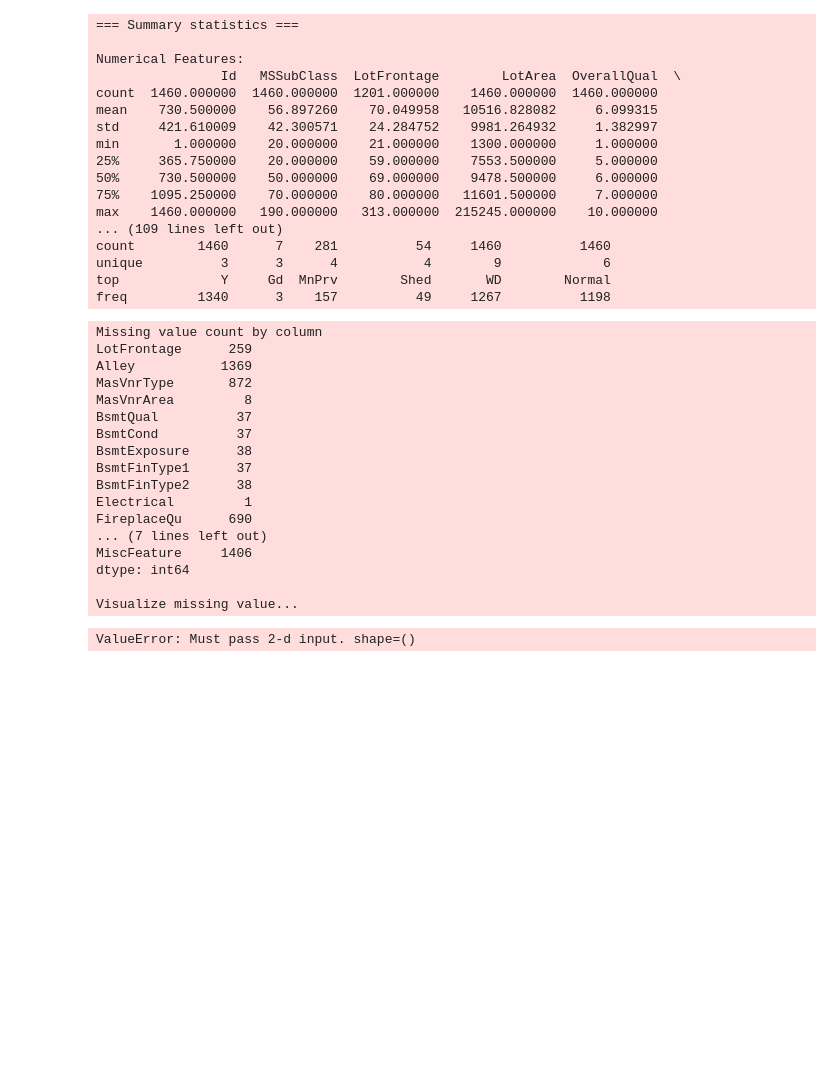
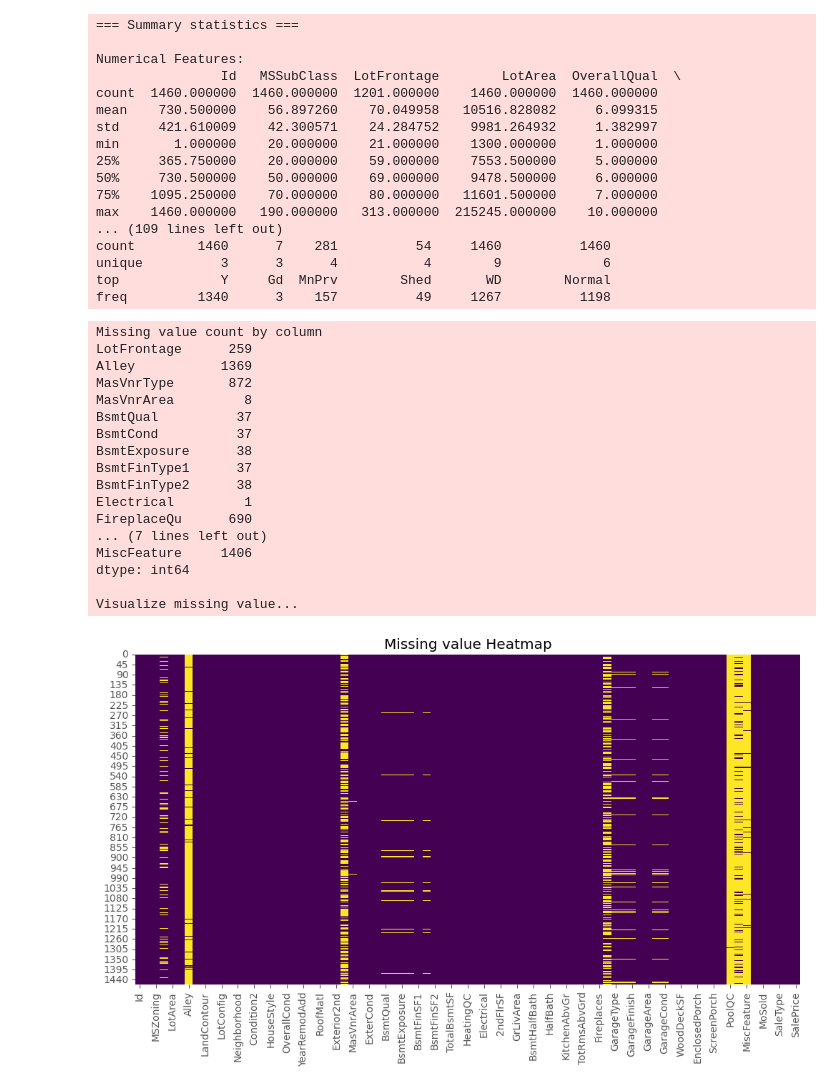
Before and after one commit to s19835/house-price-prediction, a Jupyter notebook: notebooks/eda fowowjo.ipynb, the cells around one changed output. Drawn from its saved outputs; the diff is of its cells as text; code cells hidden in the pictures; blank space fills up the shorter version.

```diff
--- a/notebooks/eda fowowjo.ipynb
+++ b/notebooks/eda fowowjo.ipynb
@@ -81,23 +81,23 @@ freq         1340      3    157          49     1267          1198
 # %%
 missing_value_analyzer = SimpleMissingValueAnalysis()
 
-missing_value_analyzer.analyze(df)
+missing_value_analyzer.analyze(df=df)
 # %% [output]
 Missing value count by column
 LotFrontage      259
 Alley           1369
 MasVnrType       872
 MasVnrArea         8
 BsmtQual          37
 BsmtCond          37
 BsmtExposure      38
 BsmtFinType1      37
 BsmtFinType2      38
 Electrical         1
 FireplaceQu      690
 ... (7 lines left out)
 MiscFeature     1406
 dtype: int64
 
 Visualize missing value...
-ValueError: Must pass 2-d input. shape=()
+[figure, added]
```
Also changed, not shown: 1 other file.
